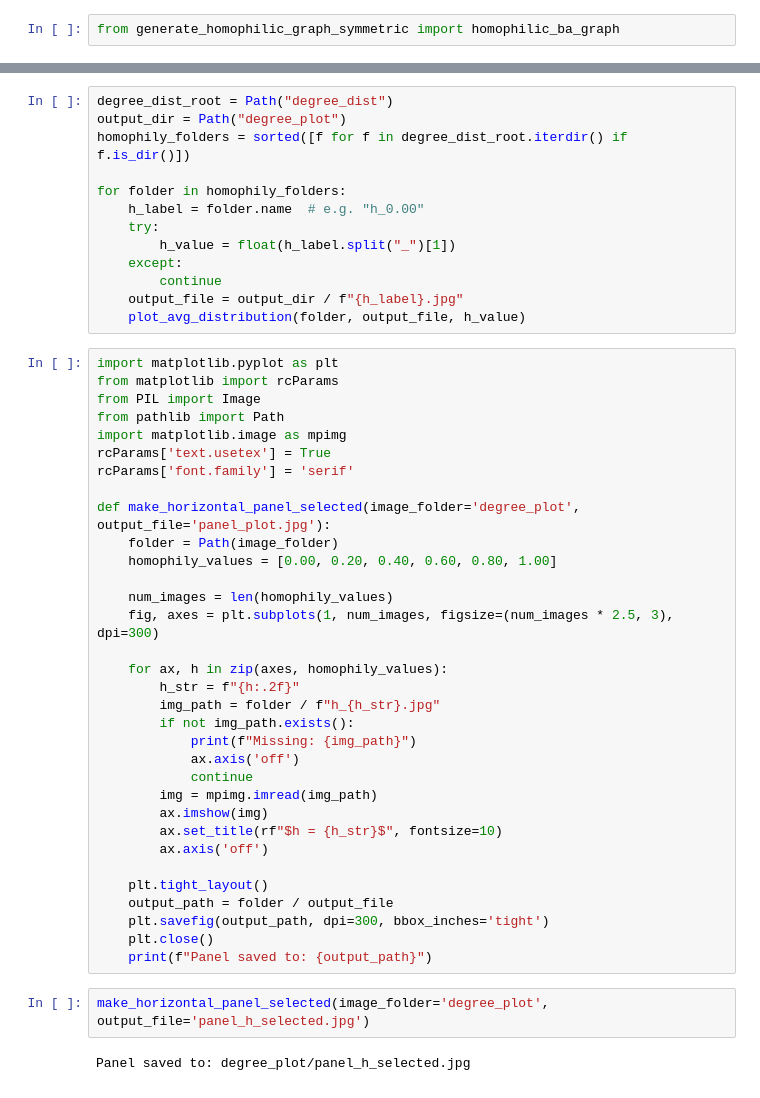
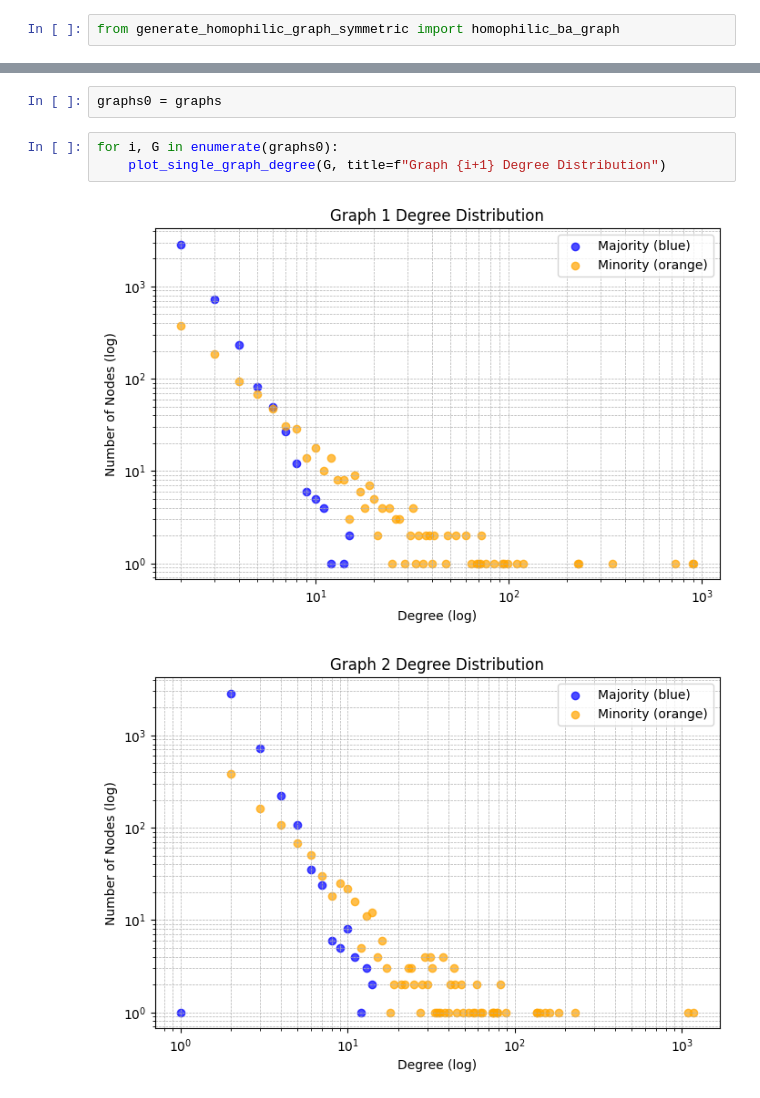
Before and after one commit to YolandaBa/homophilic_networks, a Jupyter notebook: degree_dis.ipynb, the cells around one changed output, grey strips where cells are left out. Cells and saved outputs as stored; diff of their text form.

```diff
--- a/degree_dis.ipynb
+++ b/degree_dis.ipynb
@@ -309,50 +186,8 @@ def plot_avg_distribution(folder_path, output_path, h_value):
-# %%
-degree_dist_root = Path("degree_dist")
-output_dir = Path("degree_plot")
-homophily_folders = sorted([f for f in degree_dist_root.iterdir() if f.is_dir()])
-
-for folder in homophily_folders:
-    h_label = folder.name  # e.g. "h_0.00"
-    try:
-        h_value = float(h_label.split("_")[1])
-    except:
-        continue
-    output_file = output_dir / f"{h_label}.jpg"
-    plot_avg_distribution(folder, output_file, h_value)
-# %%
-import matplotlib.pyplot as plt
-from matplotlib import rcParams
-from PIL import Image
-from pathlib import Path
-import matplotlib.image as mpimg
-rcParams['text.usetex'] = True
-rcParams['font.family'] = 'serif'
-
-def make_horizontal_panel_selected(image_folder='degree_plot', output_file='panel_plot.jpg'):
-    folder = Path(image_folder)
-    homophily_values = [0.00, 0.20, 0.40, 0.60, 0.80, 1.00]
-
-    num_images = len(homophily_values)
-    fig, axes = plt.subplots(1, num_images, figsize=(num_images * 2.5, 3), dpi=300)
-
-    for ax, h in zip(axes, homophily_values):
-        h_str = f"{h:.2f}"
-        img_path = folder / f"h_{h_str}.jpg"
-        if not img_path.exists():
-            print(f"Missing: {img_path}")
-            ax.axis('off')
-            continue
-        img = mpimg.imread(img_path)
-        ax.imshow(img)
-        ax.set_title(rf"$h = {h_str}$", fontsize=10)
-        ax.axis('off')
-
-    plt.tight_layout()
-    output_path = folder / output_file
-    plt.savefig(output_path, dpi=300, bbox_inches='tight')
-    plt.close()
-    print(f"Panel saved to: {output_path}")
-# %%
-make_horizontal_panel_selected(image_folder='degree_plot', output_file='panel_h_selected.jpg')
-# %% [output]
-Panel saved to: degree_plot/panel_h_selected.jpg
+# %%
+graphs0 = graphs
+# %%
+for i, G in enumerate(graphs0):
+    plot_single_graph_degree(G, title=f"Graph {i+1} Degree Distribution")
+# %% [output]
+[figure, added]
+[figure, added]
```
Also changed, not shown: parts of 30 cells of this notebook.
